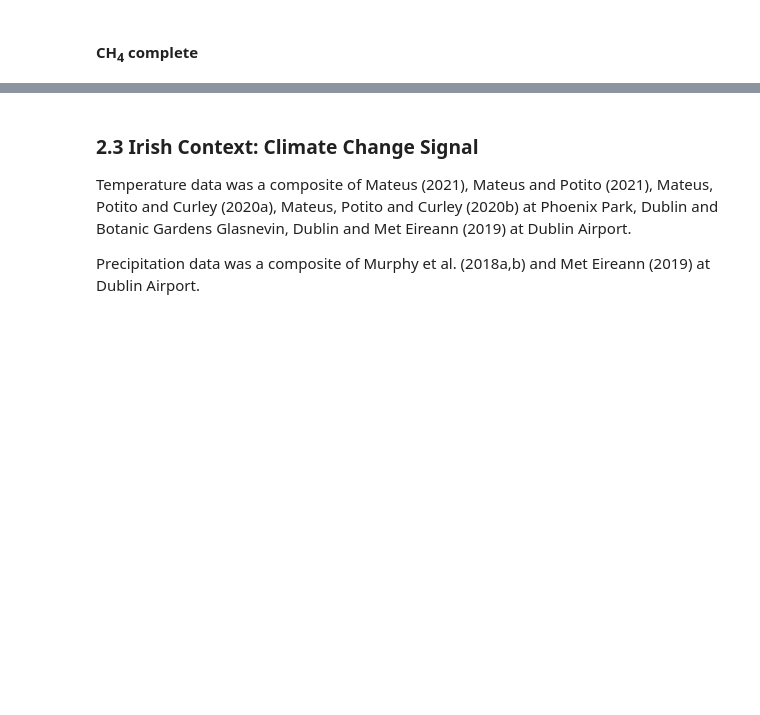
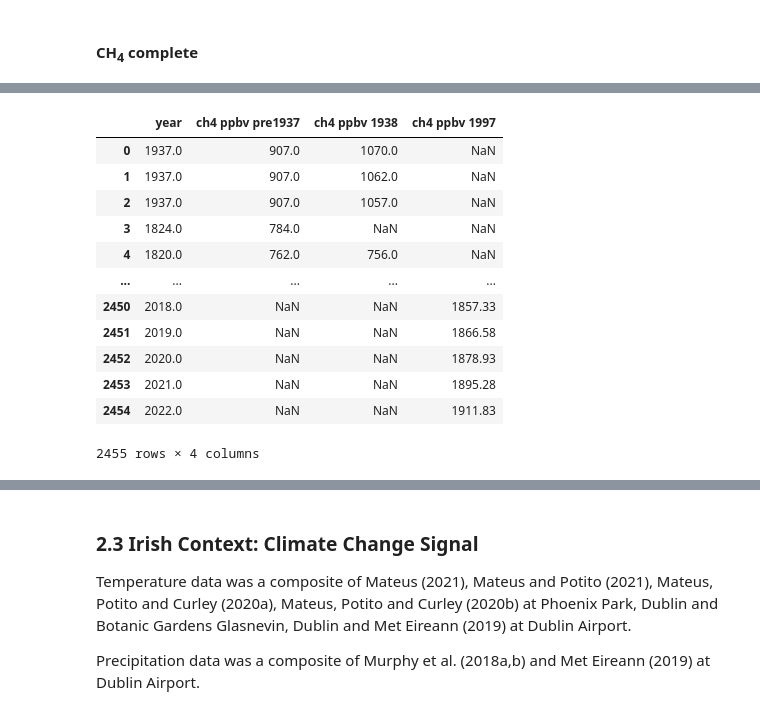
Before and after one commit to nurbujang/2progdaw23, a Jupyter notebook: project2.ipynb, the cells around one changed output, grey strips where cells are left out. Saved outputs shown, nothing was run; the diff lists cells and outputs as text; code cells hidden in the pictures; blank space fills up the shorter version.

```diff
--- a/project2.ipynb
+++ b/project2.ipynb
@@ -725,6 +769,21 @@ df_ch4_all[0].head(2)
 # %%
 df_ch4_all_0_1 = df_ch4_all[0].merge(df_ch4_all[1], left_on='year', right_on='year', how='outer')
 df_ch4_all_0_2 = df_ch4_all_0_1.merge(df_ch4_all[2], left_on='year', right_on='year', how='outer')
+df_ch4_all_0_2
+# %% [output]
+|  | year | ch4 ppbv pre1937 | ch4 ppbv 1938 | ch4 ppbv 1997 |
+| 0 | 1937.0 | 907.0 | 1070.0 | NaN |
+| 1 | 1937.0 | 907.0 | 1062.0 | NaN |
+| 2 | 1937.0 | 907.0 | 1057.0 | NaN |
+| 3 | 1824.0 | 784.0 | NaN | NaN |
+| 4 | 1820.0 | 762.0 | 756.0 | NaN |
+| ... | ... | ... | ... | ... |
+| 2450 | 2018.0 | NaN | NaN | 1857.33 |
+| 2451 | 2019.0 | NaN | NaN | 1866.58 |
+| 2452 | 2020.0 | NaN | NaN | 1878.93 |
+| 2453 | 2021.0 | NaN | NaN | 1895.28 |
+| 2454 | 2022.0 | NaN | NaN | 1911.83 |
+2455 rows × 4 columns
 # %%
 ch4_columns = [c for c in df_ch4_all_0_2.columns if c.startswith('ch4')]
 df_ch4_all_0_2['ch4 mean'] = df_ch4_all_0_2[ch4_columns].mean(axis=1)
```
Also changed, not shown: parts of 102 cells of this notebook.
